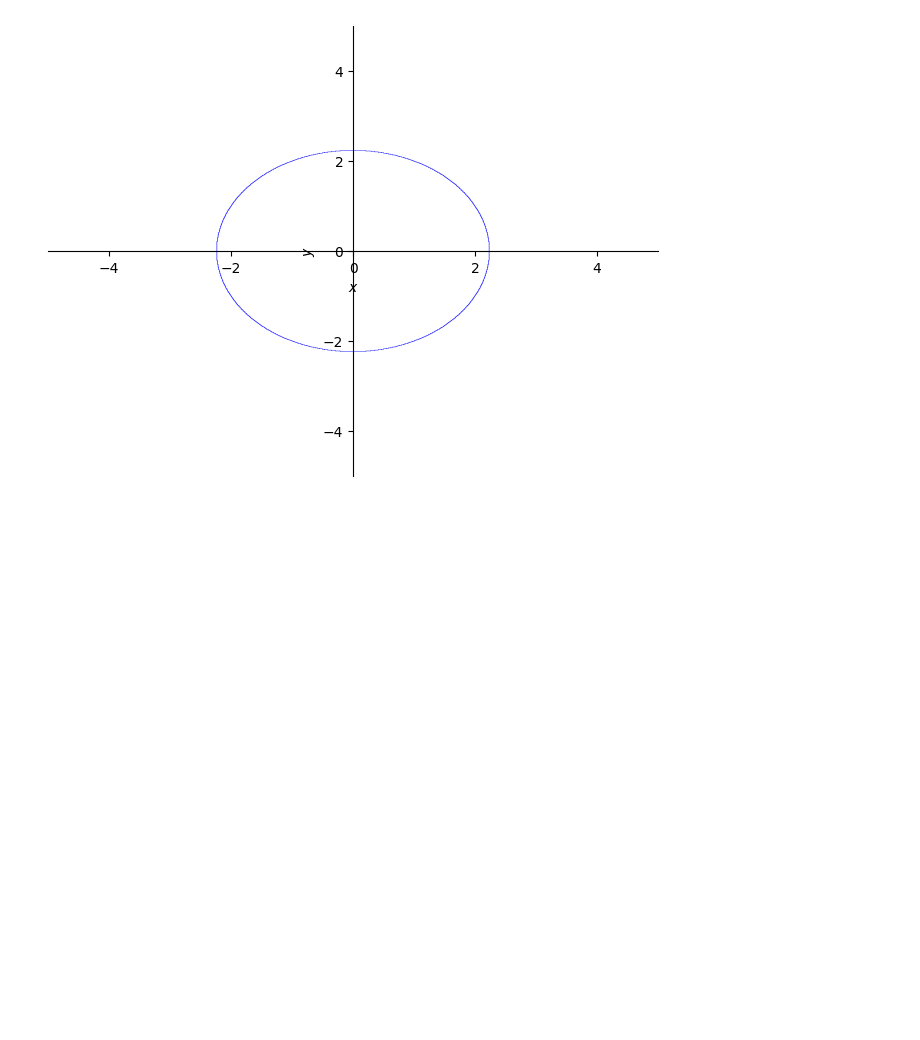
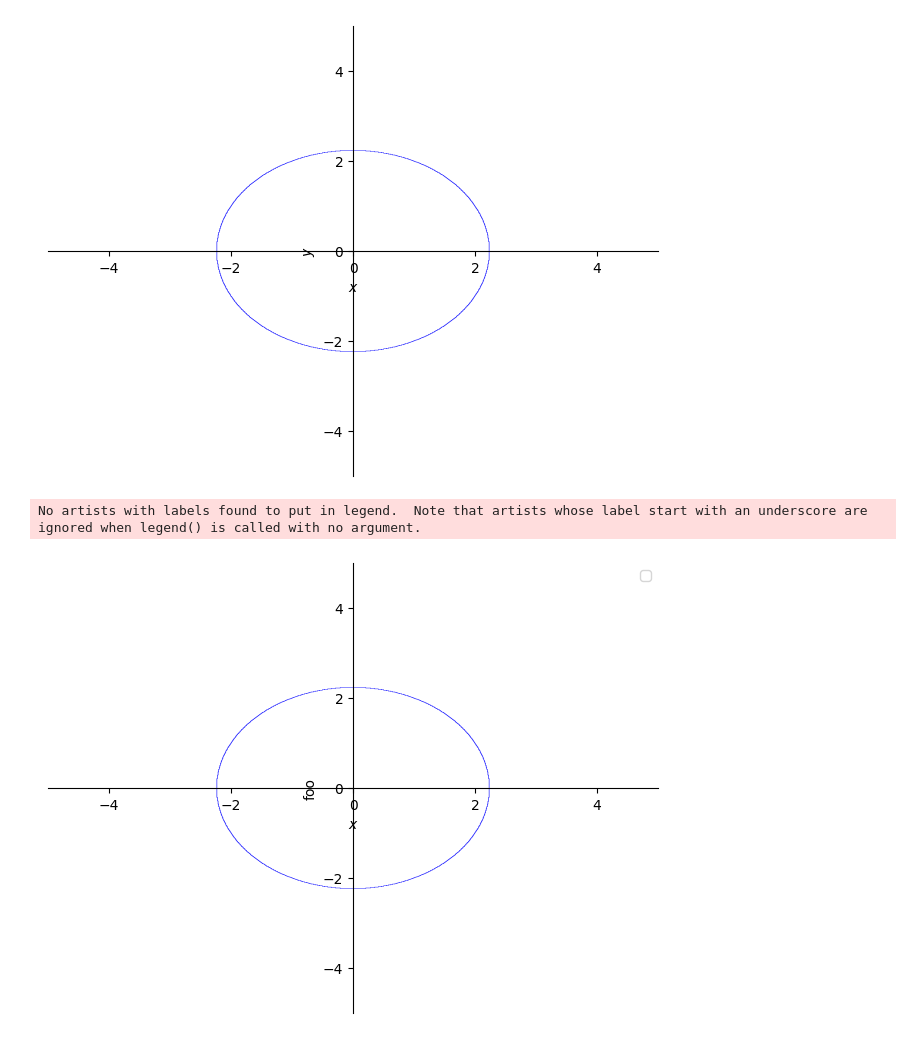
Before and after one commit to JimQian2023/481-HW6, a Jupyter notebook: main.ipynb, the cells around one changed output. Drawn from its saved outputs; the diff is of its cells as text; code cells hidden in the pictures; blank space fills up the shorter version.

Commit message:
2nd Commit (plot_implicit.py and plot.py) (plot_implicit() accepts label and legend now, but graphs on ylabel instead of legend)

```diff
--- a/main.ipynb
+++ b/main.ipynb
@@ -11,3 +13,10 @@ p1 = plot_implicit(Eq(x**2 + y**2, 5), backend='matplotlib')
 plt.show()
 # %% [output]
 [figure]
+# %%
+# tmp1 = plot_implicit(Eq(x**2 + y**2, 5), label='foo', legend=True, show=False)
+# Need to set show to True for the graph to show up.
+tmp1 = plot_implicit(Eq(x**2 + y**2, 5), label='foo', legend=True, show=True)
+# %% [output]
+No artists with labels found to put in legend.  Note that artists whose label start with an underscore are ignored when legend() is called with no argument.
+[figure, added]
```
Also changed, not shown: parts of 9 cells of this notebook, 2 other files.
